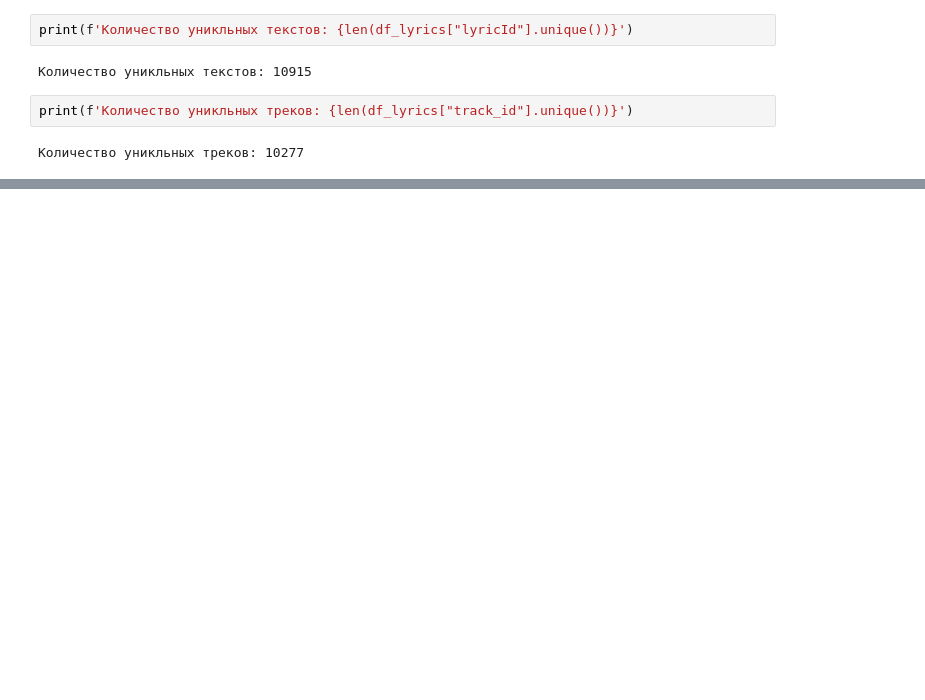
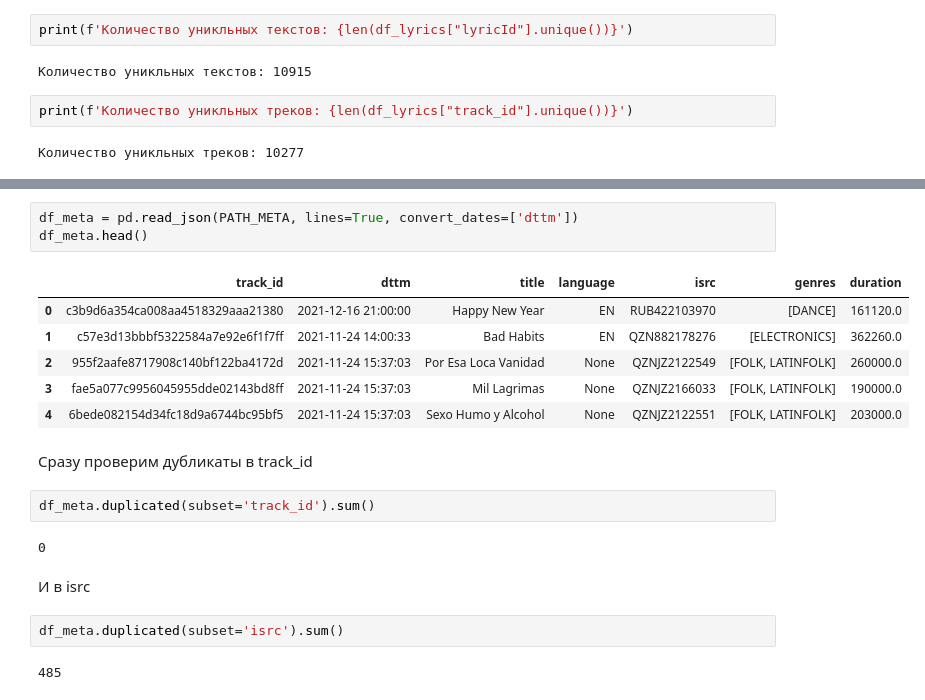
Before and after one commit to Musical-Detectives-Team/hakaton_yandex_music, a Jupyter notebook: EDA.ipynb, the cells around one changed output, grey strips where cells are left out. Cells and saved outputs as stored; diff of their text form; blank space fills up the shorter version.

```diff
--- a/EDA.ipynb
+++ b/EDA.ipynb
@@ -202,0 +264,22 @@ len(df_ununic['track_id'].unique())
+# %%
+df_meta = pd.read_json(PATH_META, lines=True, convert_dates=['dttm'])
+df_meta.head()
+# %% [output]
+|  | track_id | dttm | title | language | isrc | genres | duration |
+| 0 | c3b9d6a354ca008aa4518329aaa21380 | 2021-12-16 21:00:00 | Happy New Year | EN | RUB422103970 | [DANCE] | 161120.0 |
+| 1 | c57e3d13bbbf5322584a7e92e6f1f7ff | 2021-11-24 14:00:33 | Bad Habits | EN | QZN882178276 | [ELECTRONICS] | 362260.0 |
+| 2 | 955f2aafe8717908c140bf122ba4172d | 2021-11-24 15:37:03 | Por Esa Loca Vanidad | None | QZNJZ2122549 | [FOLK, LATINFOLK] | 260000.0 |
+| 3 | fae5a077c9956045955dde02143bd8ff | 2021-11-24 15:37:03 | Mil Lagrimas | None | QZNJZ2166033 | [FOLK, LATINFOLK] | 190000.0 |
+| 4 | 6bede082154d34fc18d9a6744bc95bf5 | 2021-11-24 15:37:03 | Sexo Humo y Alcohol | None | QZNJZ2122551 | [FOLK, LATINFOLK] | 203000.0 |
+# %% [markdown]
+Сразу проверим дубликаты в track_id
+# %%
+df_meta.duplicated(subset='track_id').sum()
+# %% [output]
+0
+# %% [markdown]
+И в isrc
+# %%
+df_meta.duplicated(subset='isrc').sum()
+# %% [output]
+485
```
Also changed, not shown: parts of 49 cells of this notebook.
